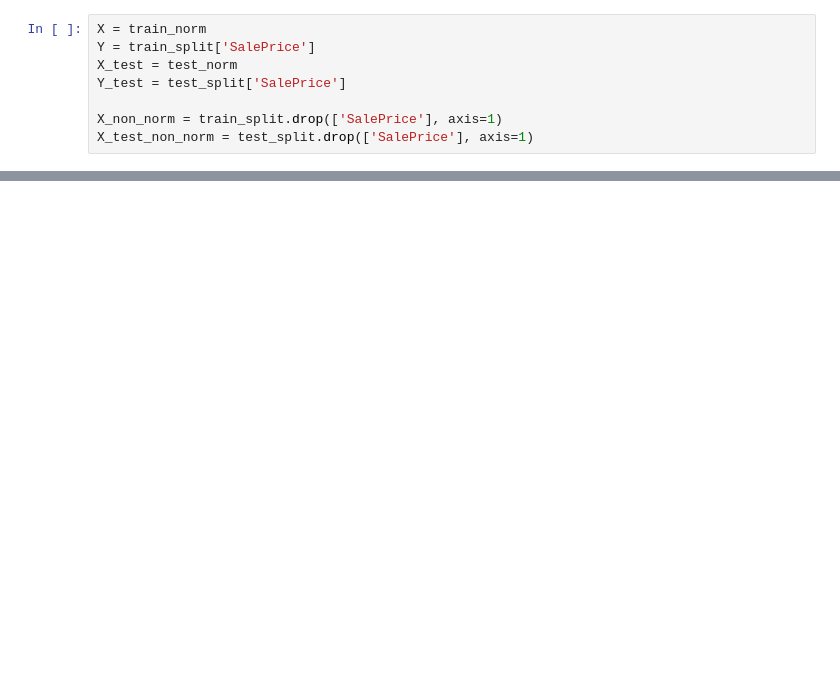
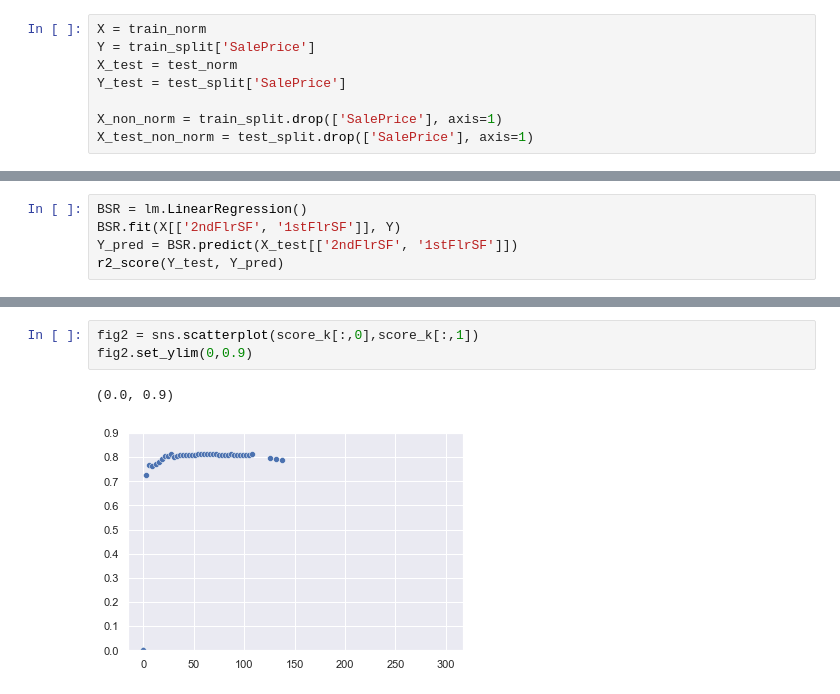
Before and after one commit to martinsun0/AML-assignments, a Jupyter notebook: hw2/RLS/hw2_part1.ipynb, the cells around one changed output, grey strips where cells are left out. Saved outputs shown, nothing was run; the diff lists cells and outputs as text; blank space fills up the shorter version.

```diff
--- a/hw2/RLS/hw2_part1.ipynb
+++ b/hw2/RLS/hw2_part1.ipynb
@@ -515,0 +385,5 @@ array([[1.15442886e-311, 1.15442844e-311, 1.06099790e-313],
+# %%
+BSR = lm.LinearRegression()
+BSR.fit(X[['2ndFlrSF', '1stFlrSF']], Y)
+Y_pred = BSR.predict(X_test[['2ndFlrSF', '1stFlrSF']])
+r2_score(Y_test, Y_pred)
@@ -515,0 +491,6 @@ array([[1.15442886e-311, 1.15442844e-311, 1.06099790e-313],
+# %%
+fig2 = sns.scatterplot(score_k[:,0],score_k[:,1])
+fig2.set_ylim(0,0.9)
+# %% [output]
+(0.0, 0.9)
+[figure, added]
```
Also changed, not shown: parts of 119 cells of this notebook, 2 other files.
